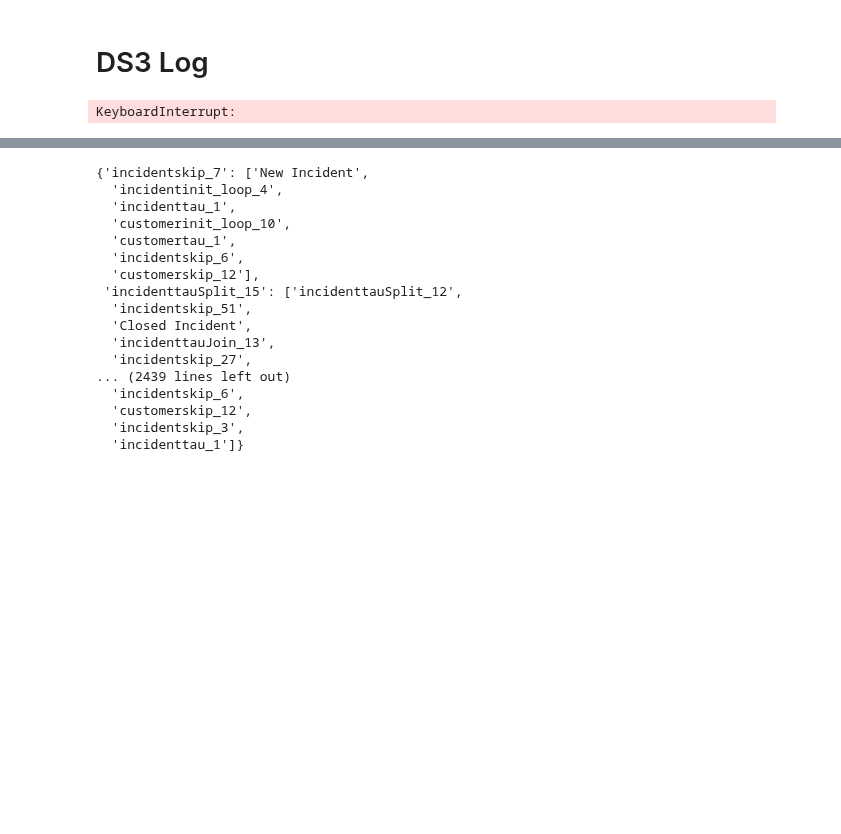
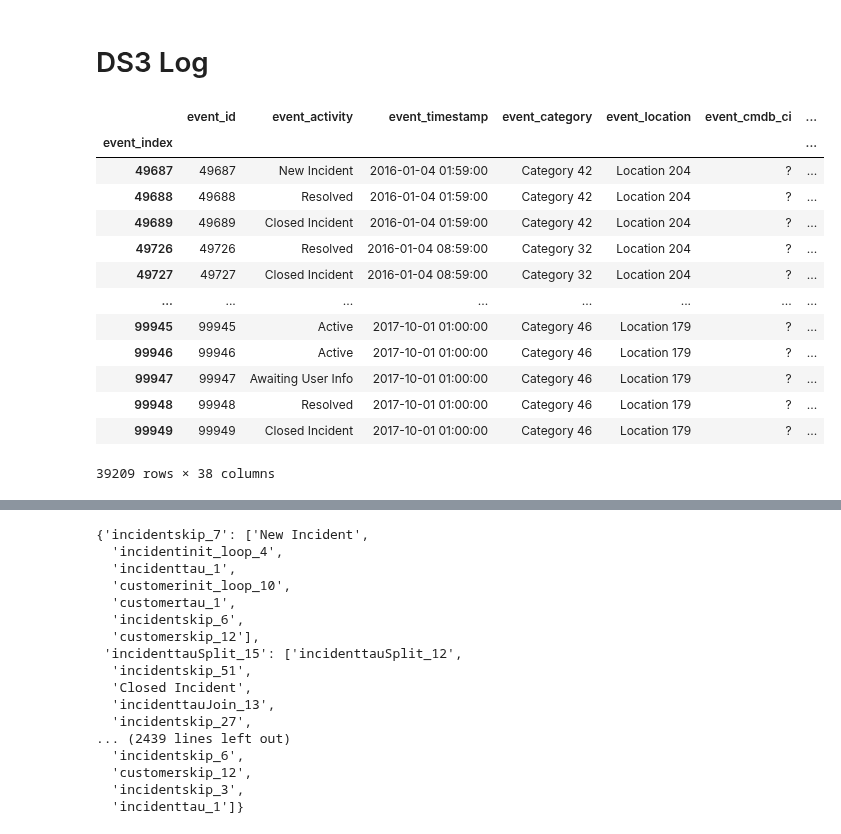
Before and after one commit to NiklasSabel/Generalization_in_Object_Centric_Process_Mining, a Jupyter notebook: notebooks/Test Sampling DS3.ipynb, the cells around one changed output, grey strips where cells are left out. Cells and saved outputs as stored; diff of their text form; code cells hidden in the pictures; blank space fills up the shorter version.

```diff
--- a/notebooks/Test Sampling DS3.ipynb
+++ b/notebooks/Test Sampling DS3.ipynb
@@ -111,5 +68,0 @@ def calculate_contexts_and_bindings(ocel):
-# %%
-object_types = ocel.object_types
-contexts, bindings = calculate_contexts_and_bindings(ocel)
-# %% [output]
-KeyboardInterrupt:
@@ -117,0 +69,19 @@ en_m =  replay_context.enabled_model_activities_multiprocessing(contexts, bindin
+# %%
+filtered = filter_infrequent_variants(ocel, 0.4)
+# %%
+filtered.log.log
+# %% [output]
+|  | event_id | event_activity | event_timestamp | event_category | event_location | event_cmdb_ci | ... |
+| event_index |  |  |  |  |  |  | ... |
+| 49687 | 49687 | New Incident | 2016-01-04 01:59:00 | Category 42 | Location 204 | ? | ... |
+| 49688 | 49688 | Resolved | 2016-01-04 01:59:00 | Category 42 | Location 204 | ? | ... |
+| 49689 | 49689 | Closed Incident | 2016-01-04 01:59:00 | Category 42 | Location 204 | ? | ... |
+| 49726 | 49726 | Resolved | 2016-01-04 08:59:00 | Category 32 | Location 204 | ? | ... |
+| 49727 | 49727 | Closed Incident | 2016-01-04 08:59:00 | Category 32 | Location 204 | ? | ... |
+| ... | ... | ... | ... | ... | ... | ... | ... |
+| 99945 | 99945 | Active | 2017-10-01 01:00:00 | Category 46 | Location 179 | ? | ... |
+| 99946 | 99946 | Active | 2017-10-01 01:00:00 | Category 46 | Location 179 | ? | ... |
+| 99947 | 99947 | Awaiting User Info | 2017-10-01 01:00:00 | Category 46 | Location 179 | ? | ... |
+| 99948 | 99948 | Resolved | 2017-10-01 01:00:00 | Category 46 | Location 179 | ? | ... |
+| 99949 | 99949 | Closed Incident | 2017-10-01 01:00:00 | Category 46 | Location 179 | ? | ... |
+39209 rows × 38 columns
```
Also changed, not shown: parts of 19 cells of this notebook, 3 other files.
